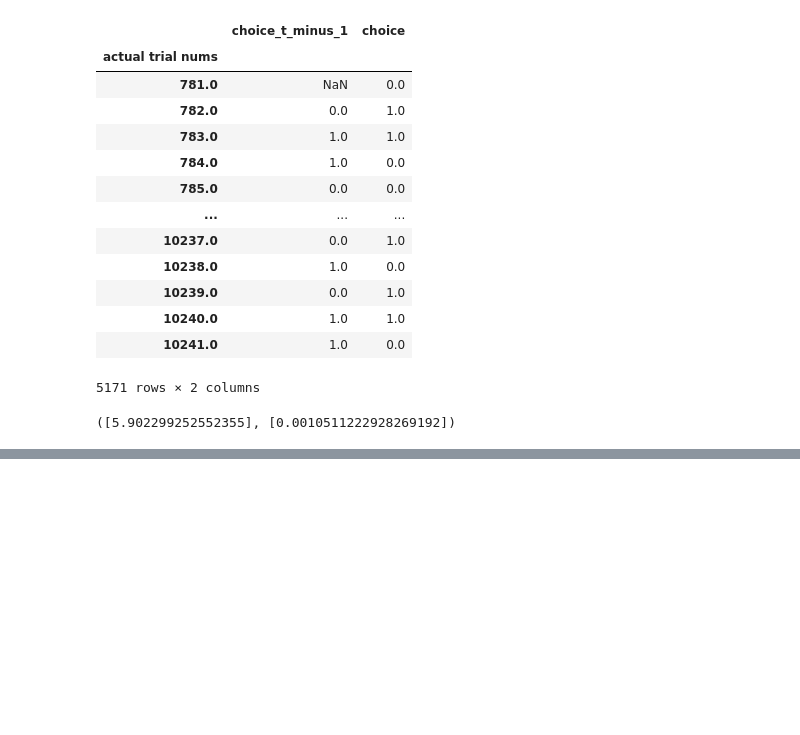
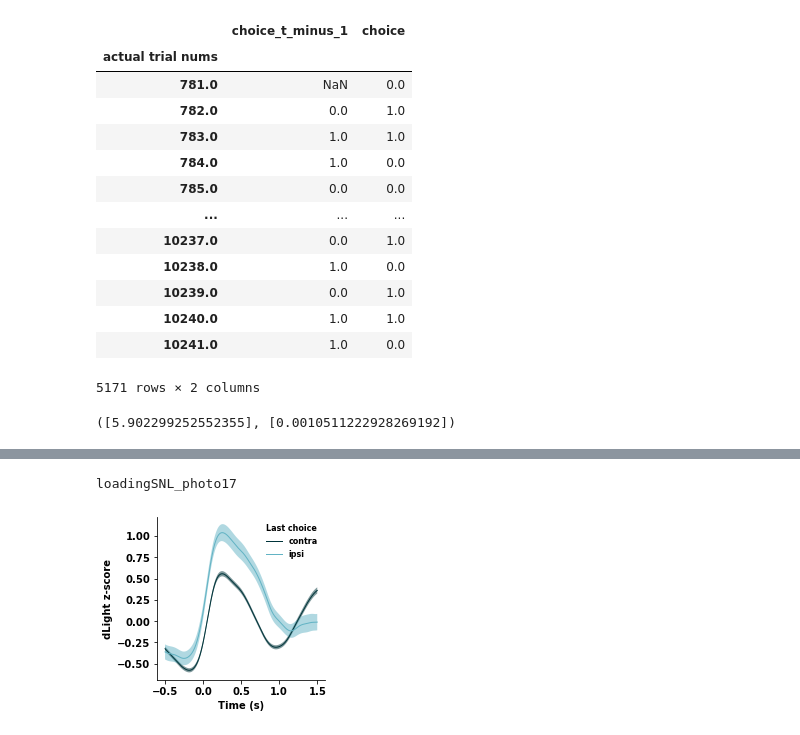
Before and after one commit to fgreenstreet/APE_paper, a Jupyter notebook: bias_analysis/bias_analysis_all_trials_APE_size_from_raw_across_mice.ipynb, the cells around one changed output, grey strips where cells are left out. Saved outputs shown, nothing was run; the diff lists cells and outputs as text; code cells hidden in the pictures; blank space fills up the shorter version.

```diff
--- a/bias_analysis/bias_analysis_all_trials_APE_size_from_raw_across_mice.ipynb
+++ b/bias_analysis/bias_analysis_all_trials_APE_size_from_raw_across_mice.ipynb
@@ -348,0 +258,39 @@ Ttest_1sampResult(statistic=-2.9083527305451655, pvalue=0.03346376637415097)
+# %%
+def get_mean_and_sem_traces(traces_df, time_points, error_bar_method='sem'):
+    array_traces = np.zeros([traces_df.shape[0], time_points.shape[0]])
+    r=0
+    for _, row in traces_df.iterrows():
+        array_traces[r, :] = row.traces
+        r+=1
+    mean_trace = array_traces.mean(axis=0)
+    error_bar_lower, error_bar_upper = calculate_error_bars(mean_trace,
+                                                                    array_traces,
+                                                                    error_bar_method=error_bar_method)
+    return mean_trace, error_bar_lower, error_bar_upper
+
+def plot_example_mouse_traces_side(traces_df, trace_type, axs, site, error_bar_method='sem'):
+    colour_inds = {'contra': 0, 'ipsi': 1}
+    site_colours = fig4_plotting_colours[site]
+    colour = site_colours[colour_inds[trace_type]]
+    time_points = traces_df['time_points'].values[0]
+    mean_trace, error_bar_lower, error_bar_upper = get_mean_and_sem_traces(traces_df, time_points)
+    axs.plot(time_points, mean_trace, lw=1, color=colour, label=trace_type)
+    axs.fill_between(time_points, error_bar_lower, error_bar_upper, alpha=0.5,
+                                 facecolor=colour, linewidth=0)
+    axs.set_ylabel('dLight z-score')
+    axs.set_xlabel('Time (s)')
+    axs.legend(title='Last choice', frameon=False, fontsize=8, title_fontsize=8)
+    makes_plots_pretty(axs)
+# %%
+# Example mouse
+mouse = 'SNL_photo17'
+site = 'tail'
+traces_df = get_photometry_traces_previous_choice_same_stim(mouse, num_lags=1)
+last_choice_contra = traces_df[traces_df['choice_t_minus_1'] == 1]
+last_choice_ipsi = traces_df[traces_df['choice_t_minus_1'] == 0]
+fig, axs = plt.subplots(1,1, figsize=[3,3])
+plot_example_mouse_traces_side(last_choice_contra, 'contra', axs, site)
+plot_example_mouse_traces_side(last_choice_ipsi, 'ipsi', axs, site)
+# %% [output]
+loadingSNL_photo17
+[figure, added]
```
Also changed, not shown: parts of 14 cells of this notebook, 1 other file.
